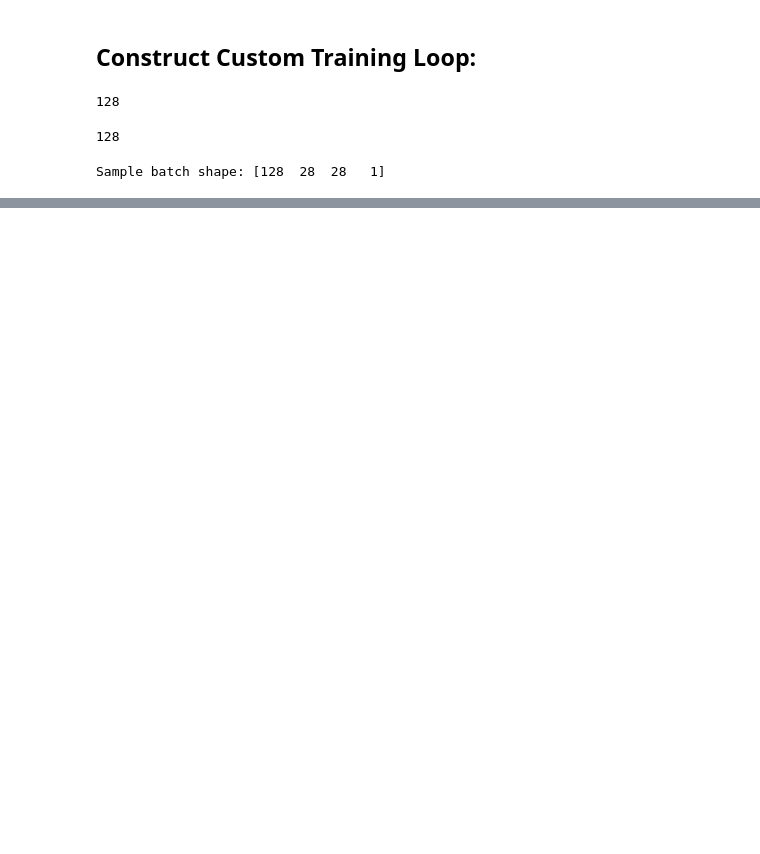
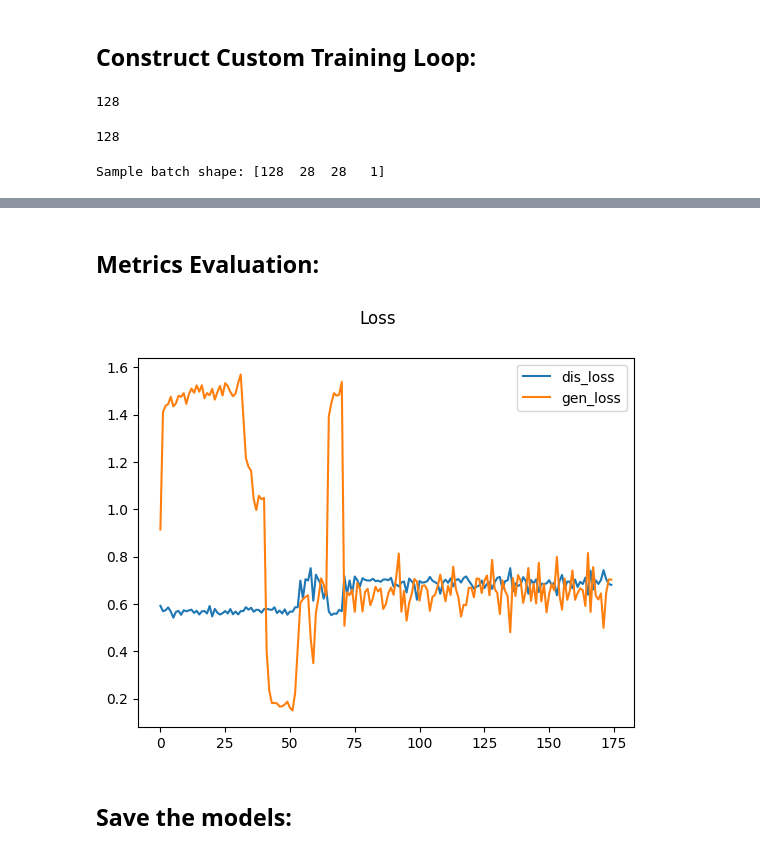
Before and after one commit to Swarnava9900/Generative_Adverserial_Network, a Jupyter notebook: Generative_Adverserial_Network.ipynb, the cells around one changed output, grey strips where cells are left out. Drawn from its saved outputs; the diff is of its cells as text; code cells hidden in the pictures; blank space fills up the shorter version.

```diff
--- a/Generative_Adverserial_Network.ipynb
+++ b/Generative_Adverserial_Network.ipynb
@@ -140,6 +140,7 @@ def build_generator():
 
     return model
 # %%
+latent_dim = 128
 generator = build_generator()
 generator.summary()
 # %% [output]
@@ -414,3 +417,3 @@ Sample batch shape: [128  28  28   1]
 # %%
-fashgan_model.fit(dataset, epochs = 2000, callbacks = [custom_model_monitor()])
+hist = fashgan_model.fit(dataset, epochs = 175, callbacks = [custom_model_monitor()])
 # %% [output]
@@ -436,0 +459,12 @@ KeyboardInterrupt:
+# %% [markdown]
+## Metrics Evaluation:
+# %%
+plt.suptitle('Loss')
+plt.plot(hist.history['dis_loss'], label='dis_loss')
+plt.plot(hist.history['gen_loss'], label='gen_loss')
+plt.legend()
+plt.show()
+# %% [output]
+[figure, added]
+# %% [markdown]
+## Save the models:
```
Also changed, not shown: parts of 15 cells of this notebook, 56 other files.
